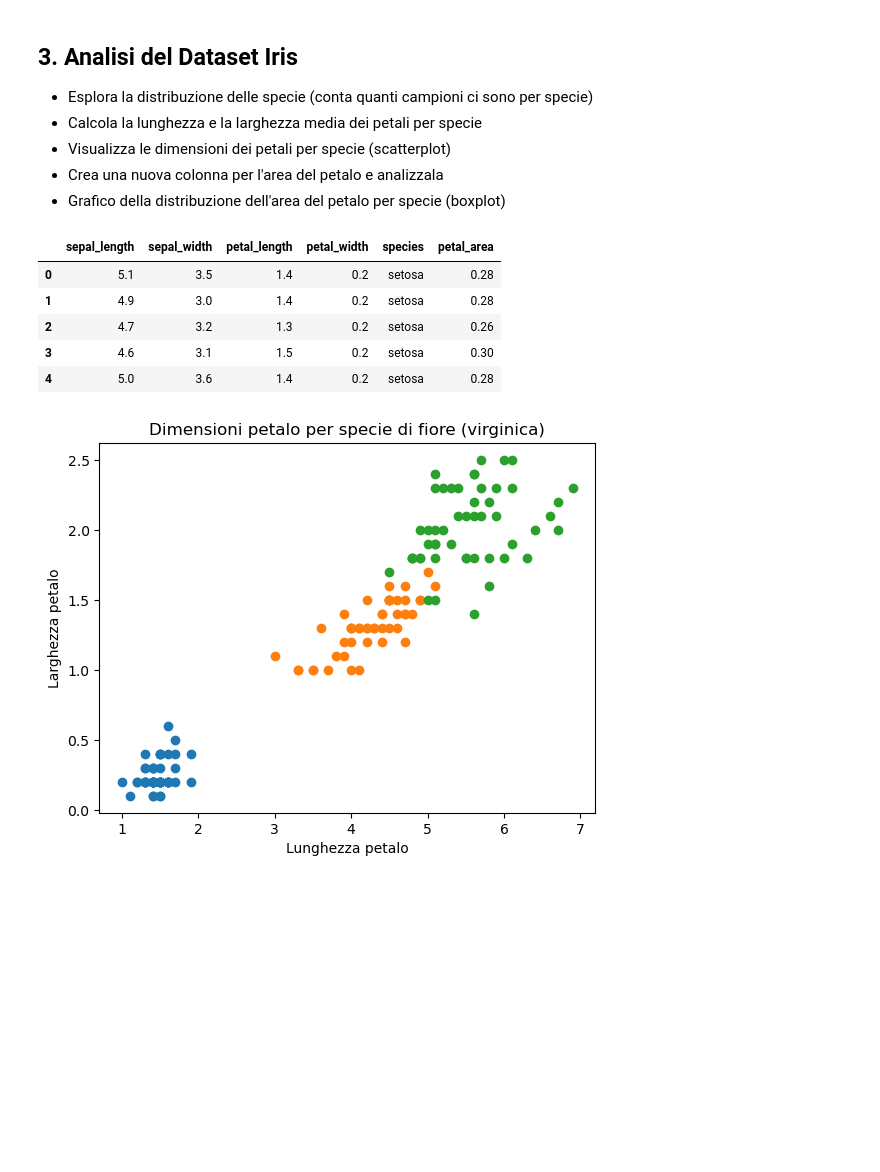
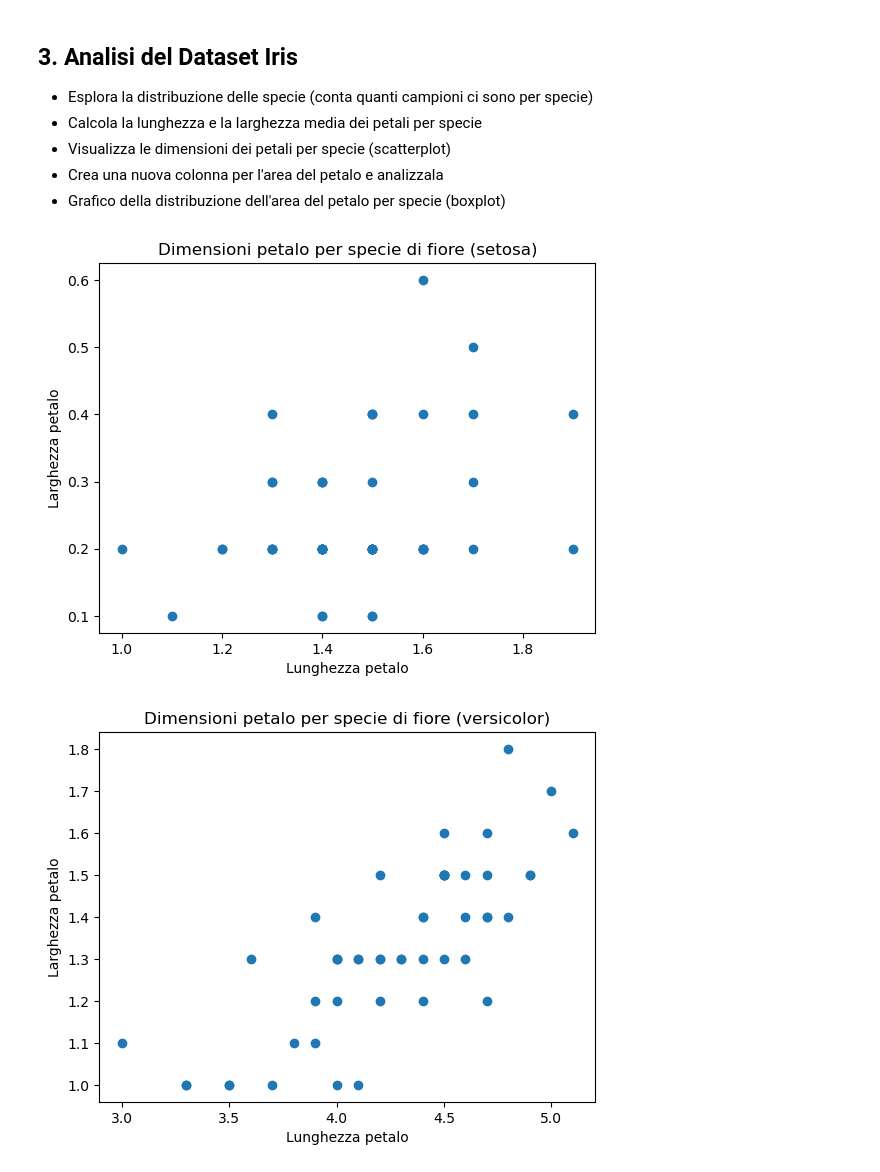
Before and after one commit to AlessioTinti05/ProgrammingLab2, a Jupyter notebook: 4_Esercizi_lez4.ipynb, the cells around one changed output. Saved outputs shown, nothing was run; the diff lists cells and outputs as text; code cells hidden in the pictures; blank space fills up the shorter version.

```diff
--- a/4_Esercizi_lez4.ipynb
+++ b/4_Esercizi_lez4.ipynb
@@ -82,32 +82,32 @@ ModuleNotFoundError: No module named 'seaborn'
 # %%
 import pandas as pd
 import matplotlib.pyplot as plt
 import seaborn as sns
 
 url = "https://raw.githubusercontent.com/mwaskom/seaborn-data/master/iris.csv"
 df = pd.read_csv(url)
 
 df["species"].value_counts()
 
 df.groupby("species")["petal_length"].mean()
 df.groupby("species")["petal_width"].mean()
 
 specie = df["species"].unique()
 for spec in  specie:
     dati_specie = df[df["species"] == spec]
     plt.scatter(dati_specie["petal_length"], dati_specie["petal_width"])
     plt.title("Dimensioni petalo per specie di fiore ({})".format(spec))
     plt.xlabel("Lunghezza petalo")
     plt.ylabel("Larghezza petalo")
-    #plt.show()
+    plt.show()
 
 df["petal_area"] = df["petal_length"] * df["petal_width"]
-df.head()
+#df.head()
+df["petal_area"].describe()
+
+for spec in  specie:
+    dati_specie = df[df["species"] == spec]
+    sns.boxplot(x = "species", y="petal_area", data = dati_specie)
 # %% [output]
-|  | sepal_length | sepal_width | petal_length | petal_width | species | petal_area |
-| 0 | 5.1 | 3.5 | 1.4 | 0.2 | setosa | 0.28 |
-| 1 | 4.9 | 3.0 | 1.4 | 0.2 | setosa | 0.28 |
-| 2 | 4.7 | 3.2 | 1.3 | 0.2 | setosa | 0.26 |
-| 3 | 4.6 | 3.1 | 1.5 | 0.2 | setosa | 0.30 |
-| 4 | 5.0 | 3.6 | 1.4 | 0.2 | setosa | 0.28 |
-[figure, old version]
+[figure, new version]
+[figure, added]
```
Also changed, not shown: parts of 1 cell of this notebook.
